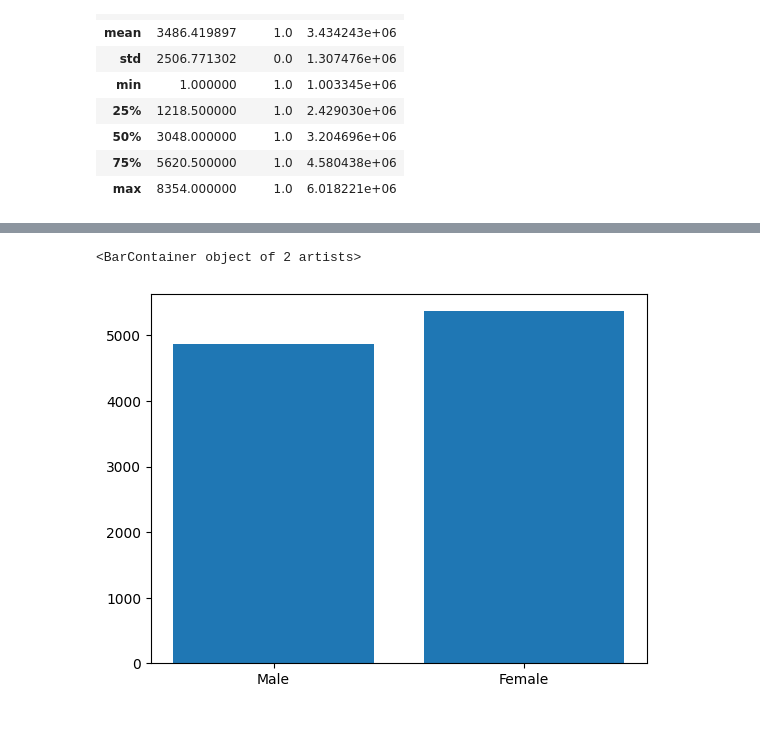
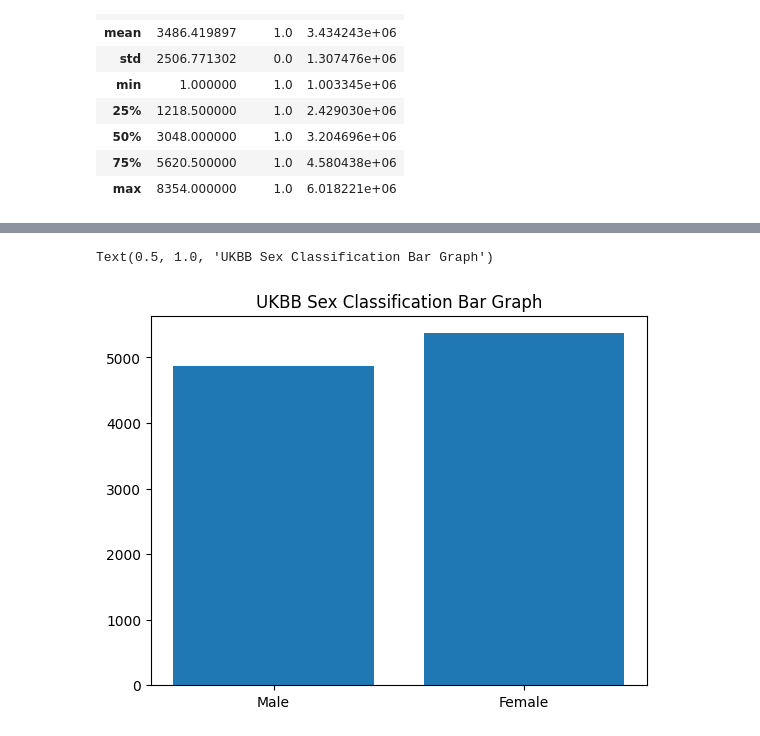
Before and after one commit to pjtoral-trjn/nueroimage-benchmark, a Jupyter notebook: notebook/adni_data_exploration.ipynb, the cells around one changed output, grey strips where cells are left out. Saved outputs shown, nothing was run; the diff lists cells and outputs as text; code cells hidden in the pictures.

```diff
--- a/notebook/adni_data_exploration.ipynb
+++ b/notebook/adni_data_exploration.ipynb
@@ -242,5 +250,6 @@ NameError: name 'adni_total' is not defined
 # %%
 plt.bar(["Male","Female"], [len(ukbb_df[ukbb_df["label"]==1].values),len(ukbb_df[ukbb_df["label"]==0].values)])
+plt.title("UKBB Sex Classification Bar Graph")
 # %% [output]
-<BarContainer object of 2 artists>
+Text(0.5, 1.0, 'UKBB Sex Classification Bar Graph')
-[figure, old version]
+[figure, new version]
```
Also changed, not shown: parts of 1 cell of this notebook, 2 other files.
